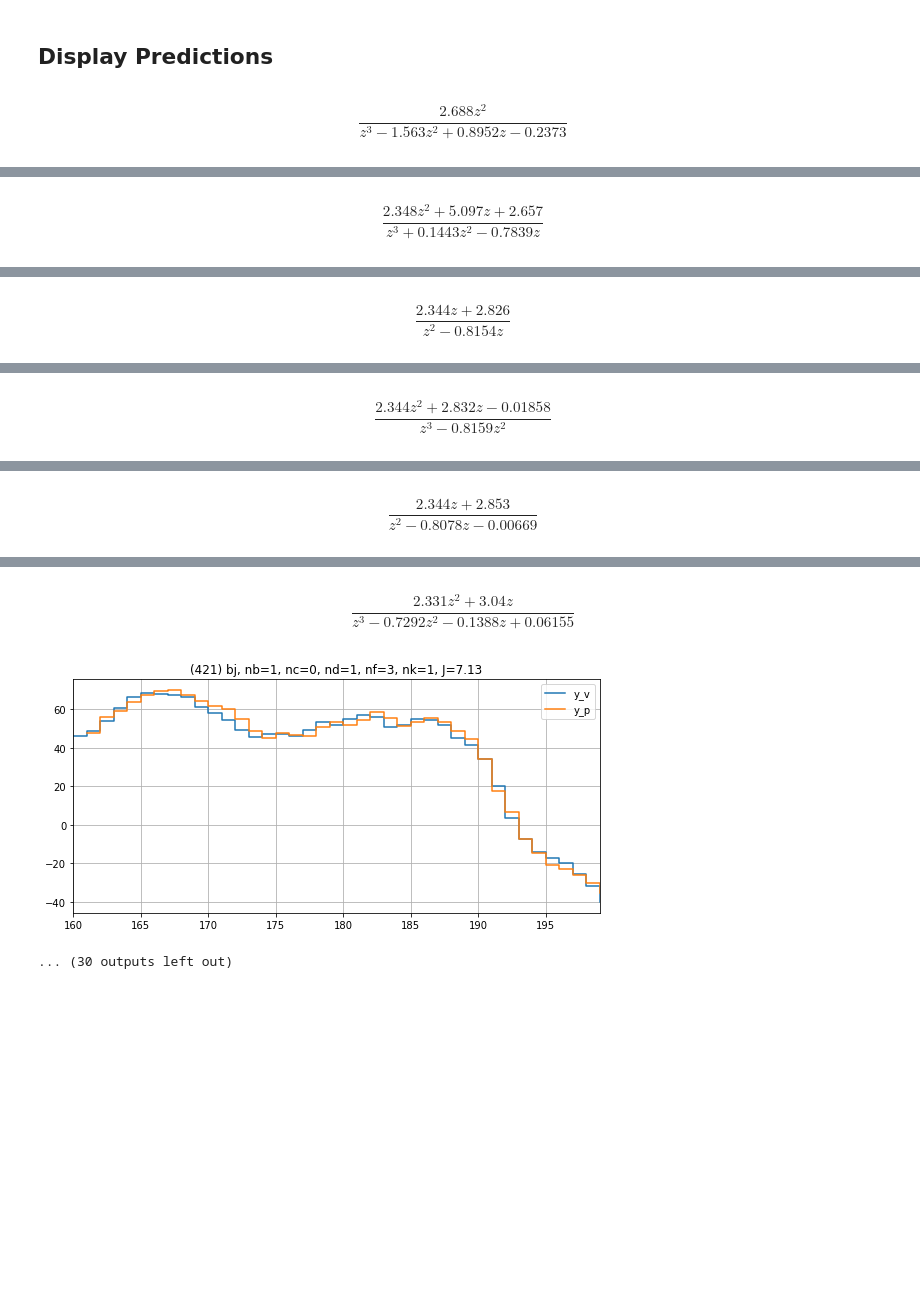
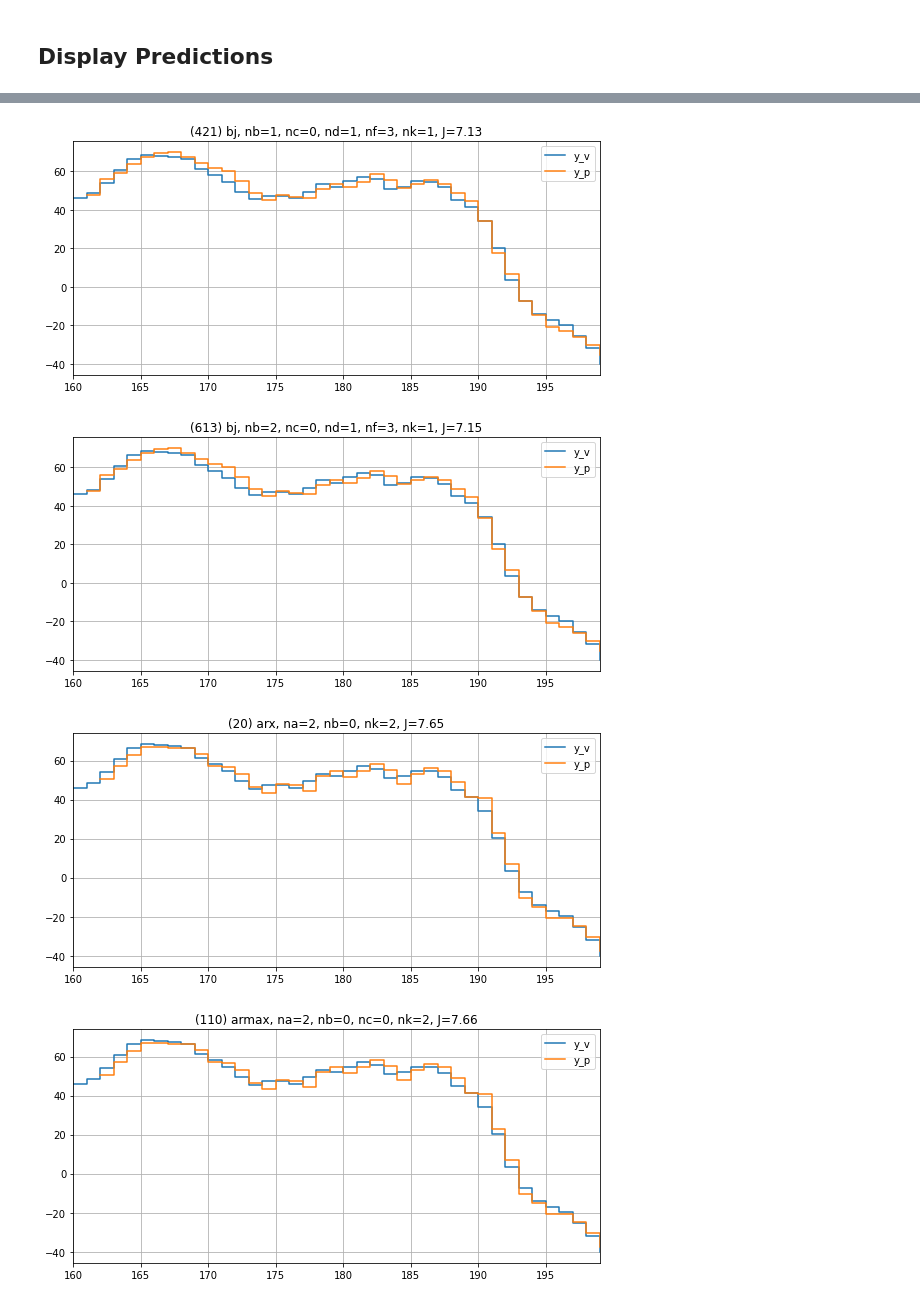
Before and after one commit to GuiBeal/system-identification, a Jupyter notebook: Python/main.ipynb, the cells around one changed output, grey strips where cells are left out. Drawn from its saved outputs; the diff is of its cells as text; code cells hidden in the pictures; blank space fills up the shorter version.

```diff
--- a/Python/main.ipynb
+++ b/Python/main.ipynb
@@ -219,45 +225,41 @@ models.sort_values(by=['Jp'], inplace=True)
 # %%
 
 for i, (index, model) in enumerate(models.iterrows()):
-  if i > 20:
+  if i > 10:
     break
 
   if np.isnan(model.yp).any():
     continue
 
   if model.model == 'arx':
     title = f'({index}) {model.model}, na={model.na}, nb={model.nb}, nk={model.nk}, J={model.Jp:.3g}'
   elif model.model == 'armax':
     title = f'({index}) {model.model}, na={model.na}, nb={model.nb}, nc={model.nc}, nk={model.nk}, J={model.Jp:.3g}'
   elif model.model == 'oe':
     title = f'({index}) {model.model}, nb={model.nb}, nf={model.nf}, nk={model.nk}, J={model.Jp:.3g}'
   elif model.model == 'bj':
     title = f'({index}) {model.model}, nb={model.nb}, nc={model.nc}, nd={model.nd}, nf={model.nf}, nk={model.nk}, J={model.Jp:.3g}'
   else:
     assert(False)
 
-  display(model.G)
+  # display(model.G)
 
   plt.figure(figsize=(8,4))
   plt.title(title)
   plt.plot(k_v, y_v, label='y_v', drawstyle='steps-post')
   plt.plot(k_v[model.nk:], model.yp, label='y_p', drawstyle='steps-post')
   plt.xlim(k_v[0], k_v[-1])
   plt.grid()
   plt.legend()
   plt.tight_layout()
   plt.show()
 # %% [output]
-$$\frac{2.688 z^2}{z^3 - 1.563 z^2 + 0.8952 z - 0.2373}$$
 [figure]
-$$\frac{2.348 z^2 + 5.097 z + 2.657}{z^3 + 0.1443 z^2 - 0.7839 z}$$
 [figure]
-$$\frac{2.344 z + 2.826}{z^2 - 0.8154 z}$$
 [figure]
-$$\frac{2.344 z^2 + 2.832 z - 0.01858}{z^3 - 0.8159 z^2}$$
 [figure]
-$$\frac{2.344 z + 2.853}{z^2 - 0.8078 z - 0.00669}$$
 [figure]
-$$\frac{2.331 z^2 + 3.04 z}{z^3 - 0.7292 z^2 - 0.1388 z + 0.06155}$$
 [figure]
-... (30 outputs left out)
+[figure, added]
+[figure, added]
+[figure, added]
```
Also changed, not shown: parts of 12 cells of this notebook, 2 other files.
